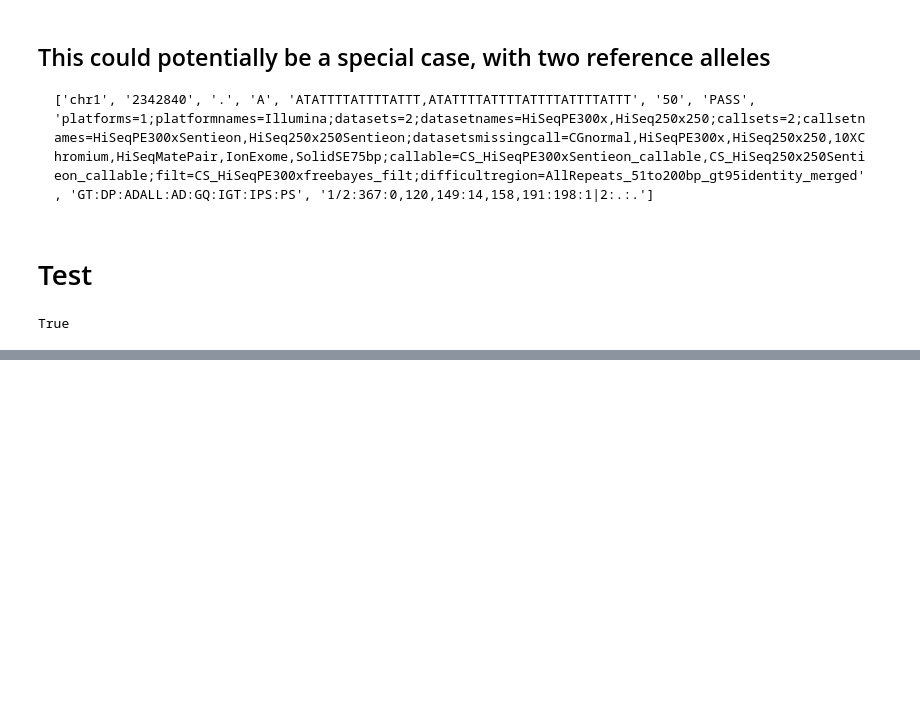
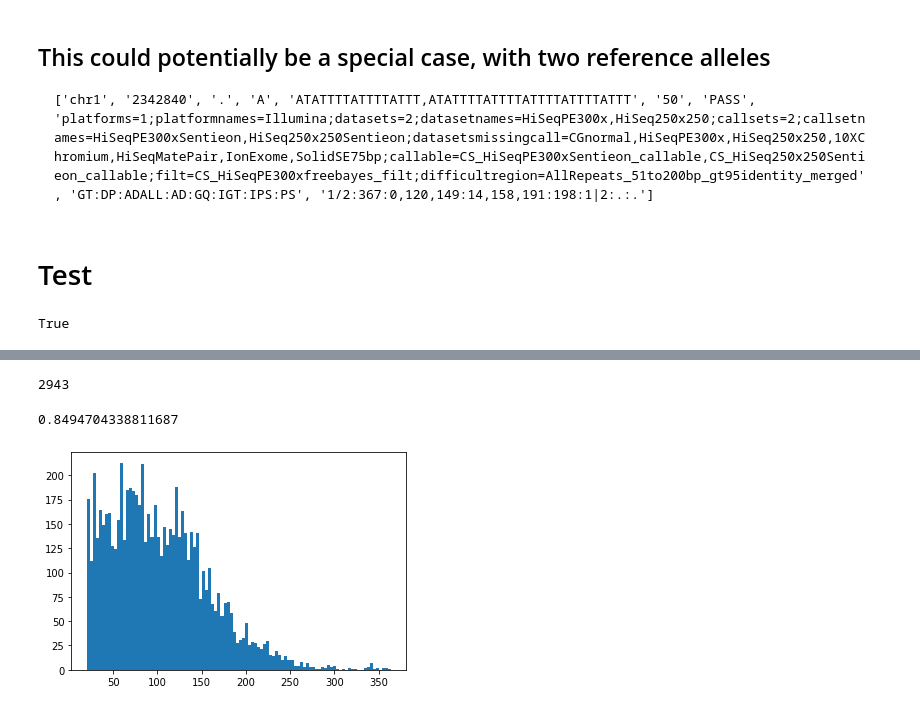
Before and after one commit to kharchenkolab/pysccnv, a Jupyter notebook: Eagle2_benchmark.ipynb, the cells around one changed output, grey strips where cells are left out. Saved outputs shown, nothing was run; the diff lists cells and outputs as text; code cells hidden in the pictures; blank space fills up the shorter version.

```diff
--- a/Eagle2_benchmark.ipynb
+++ b/Eagle2_benchmark.ipynb
@@ -281,0 +287,2 @@ with open("son_jewish.vcf") as f:
+# %%
+positions = sorted(list(set(phased_vcf).intersection(set(golden_standard))))
@@ -281,0 +293,7 @@ with open("son_jewish.vcf") as f:
+# %%
+phase_errors = {}
+for position in positions:
+    correct = golden_standard[position]
+    phase_errors[position] = phased_vcf[position] == correct
+# %%
+phase_errors_items = list(phase_errors.items())
@@ -281,0 +302,31 @@ with open("son_jewish.vcf") as f:
+# %%
+sparse_regions = 0
+
+trials = 10000
+lengths = []
+fraction = []
+for i in range(trials):
+    left = random.randint(phase_errors_items[0][0][1], phase_errors_items[-1][0][1])
+    window = 10**5
+    selected_window = [(i[1], j) for i, j in phase_errors_items if i[0] == "chr22" if i[1] < left + window and left < i[1]]
+    if len(selected_window) < 20:
+        sparse_regions += 1
+        continue
+    x, y = zip(*selected_window)
+    counter = collections.Counter(y)
+    correct, incorrect = counter[True], counter[False]
+    f = max([correct, incorrect])/(correct+incorrect)
+    lengths.append(len(x))
+    fraction.append(f)
+# %%
+sparse_regions
+# %% [output]
+2943
+# %%
+sum(fraction)/len(fraction)
+# %% [output]
+0.8494704338811687
+# %%
+_ = plt.hist(lengths, bins=100)
+# %% [output]
+[figure, added]
```
Also changed, not shown: parts of 8 cells of this notebook.
